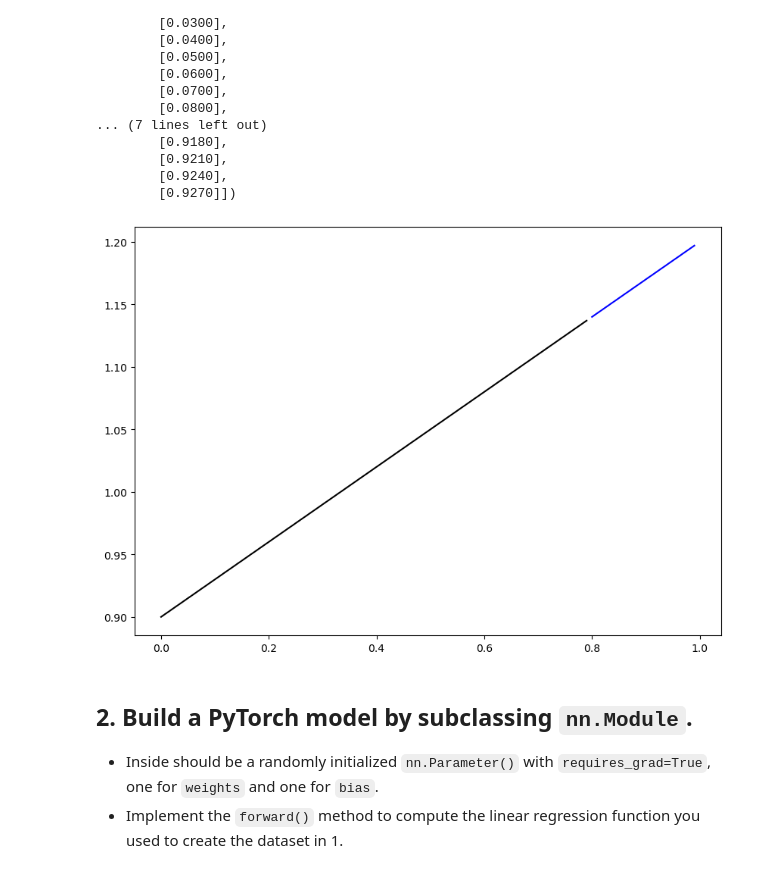
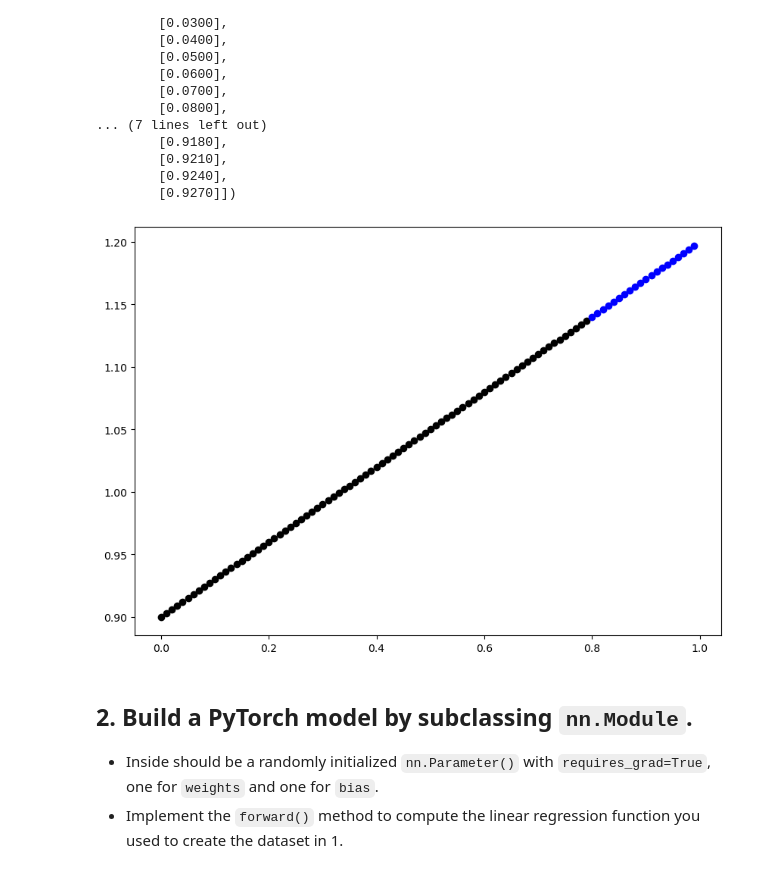
Before and after one commit to Ashes814/learn-pytorch, a Jupyter notebook: exercises/01_pytorch_workflow_exercises.ipynb, the cells around one changed output. Cells and saved outputs as stored; diff of their text form; code cells hidden in the pictures.

```diff
--- a/exercises/01_pytorch_workflow_exercises.ipynb
+++ b/exercises/01_pytorch_workflow_exercises.ipynb
@@ -86,14 +86,17 @@ y_test = y[train_split_number:]
 # %%
 # Plot the training and testing data
 def plot_result(X = X_train, y = y_train, X_t = X_test, y_t = y_test, y_p = None):
     plt.figure(figsize=(10,7))
-    plt.plot(X, y, color="k")
-    plt.plot(X_t, y_t, color="b")
+    plt.scatter(X.cpu(), y.cpu(), color="k")
+    plt.scatter(X_t.cpu(), y_t.cpu(), color="b")
+    if (y_p != None):
+        plt.scatter(X_t.cpu(), y_p.cpu(), color="r")
+
 
     # plt.plot(X_t, y_t, color="b")
 plot_result()
 # %% [output]
-[figure, old version]
+[figure, new version]
 # %% [markdown]
 ## 2. Build a PyTorch model by subclassing `nn.Module`.
   * Inside should be a randomly initialized `nn.Parameter()` with `requires_grad=True`, one for `weights` and one for `bias`.
```
Also changed, not shown: parts of 7 cells of this notebook, 1 other file.
